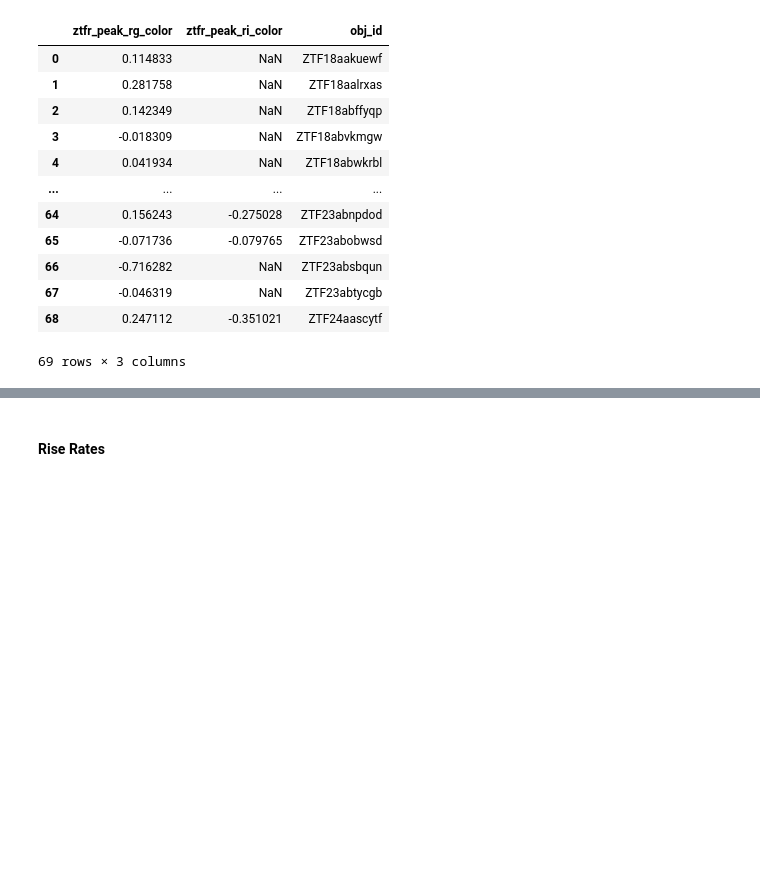
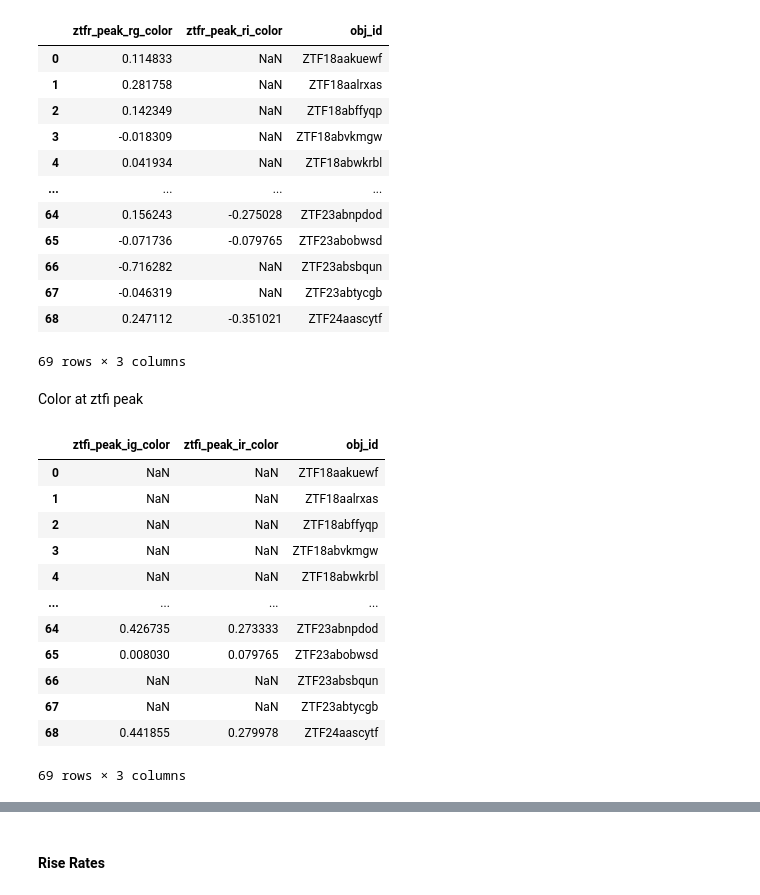
Before and after one commit to tylerbarna/kn-imposters, a Jupyter notebook: gp_calculations.ipynb, the cells around one changed output, grey strips where cells are left out. Saved outputs shown, nothing was run; the diff lists cells and outputs as text; code cells hidden in the pictures; blank space fills up the shorter version.

```diff
--- a/gp_calculations.ipynb
+++ b/gp_calculations.ipynb
@@ -385,3 +386,5 @@ df_ztfr_peak_color
 | 67 | -0.046319 | NaN | ZTF23abtycgb |
 | 68 | 0.247112 | -0.351021 | ZTF24aascytf |
 69 rows × 3 columns
+# %% [markdown]
+Color at ztfi peak
@@ -388,2 +410,22 @@ df_ztfr_peak_color
+# %%
+df_ztfi_peak_color = pd.DataFrame(ztfi_peak_color_dict).T.rename(columns={'ztfg': 'ztfi_peak_ig_color', 'ztfr': 'ztfi_peak_ir_color'}).reset_index()
+df_ztfi_peak_color['obj_id'] = df_ztfi_peak_color['index']
+df_ztfi_peak_color.drop(columns=['index'], inplace=True)
+
+df_ztfi_peak_color
+# %% [output]
+|  | ztfi_peak_ig_color | ztfi_peak_ir_color | obj_id |
+| 0 | NaN | NaN | ZTF18aakuewf |
+| 1 | NaN | NaN | ZTF18aalrxas |
+| 2 | NaN | NaN | ZTF18abffyqp |
+| 3 | NaN | NaN | ZTF18abvkmgw |
+| 4 | NaN | NaN | ZTF18abwkrbl |
+| ... | ... | ... | ... |
+| 64 | 0.426735 | 0.273333 | ZTF23abnpdod |
+| 65 | 0.008030 | 0.079765 | ZTF23abobwsd |
+| 66 | NaN | NaN | ZTF23absbqun |
+| 67 | NaN | NaN | ZTF23abtycgb |
+| 68 | 0.441855 | 0.279978 | ZTF24aascytf |
+69 rows × 3 columns
 # %%
 df_color = pd.merge(df_ztfg_peak_color, df_ztfr_peak_color, on='obj_id')
```
Also changed, not shown: parts of 3 cells of this notebook, 2 other files.
